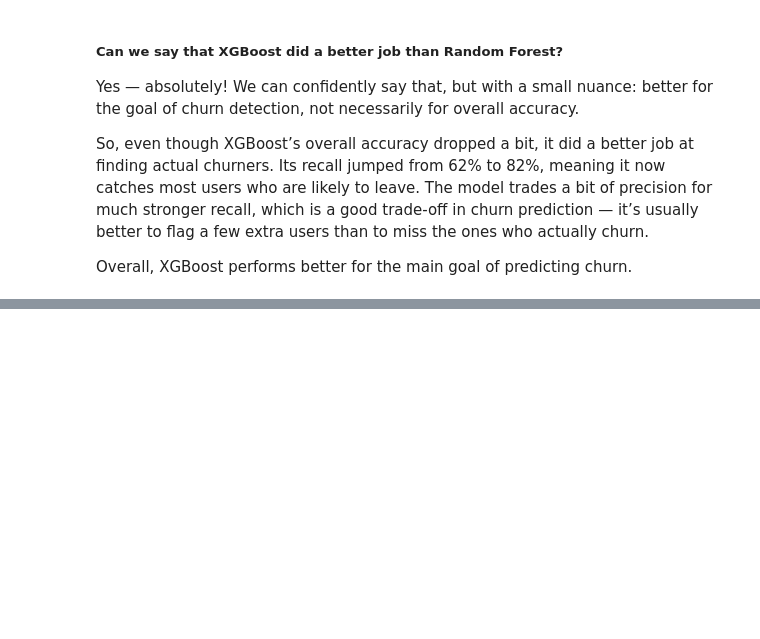
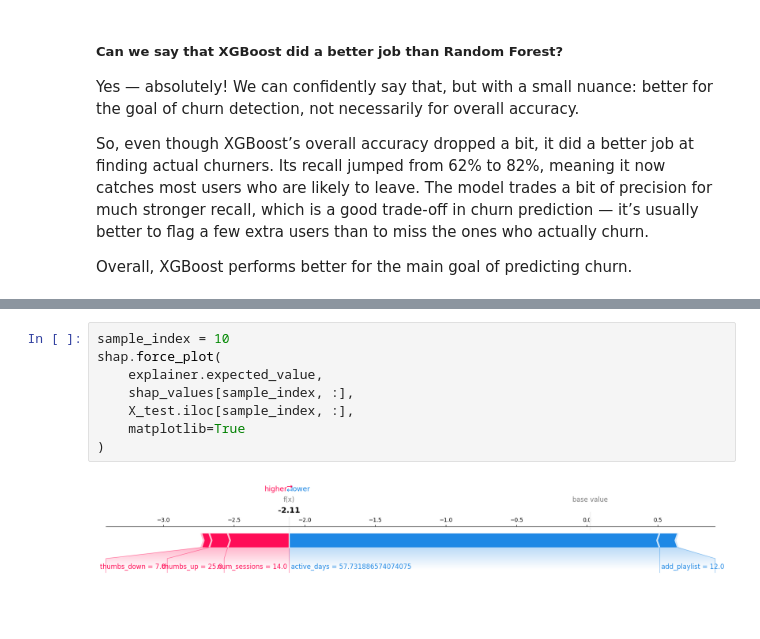
Before and after one commit to ZlataSparrow/Churn_Risk_Classification, a Jupyter notebook: notebook/04_Random_Forest_&_XGBoost.ipynb, the cells around one changed output, grey strips where cells are left out. Drawn from its saved outputs; the diff is of its cells as text; blank space fills up the shorter version.

```diff
--- a/notebook/04_Random_Forest_&_XGBoost.ipynb
+++ b/notebook/04_Random_Forest_&_XGBoost.ipynb
@@ -518,0 +394,10 @@ pd.DataFrame({"feature": feature_cols, "shap_abs_mean": np.abs(shap_values).mean
+# %%
+sample_index = 10
+shap.force_plot(
+    explainer.expected_value,
+    shap_values[sample_index, :],
+    X_test.iloc[sample_index, :],
+    matplotlib=True
+)
+# %% [output]
+[figure, added]
```
Also changed, not shown: parts of 28 cells of this notebook, 2 other files.
